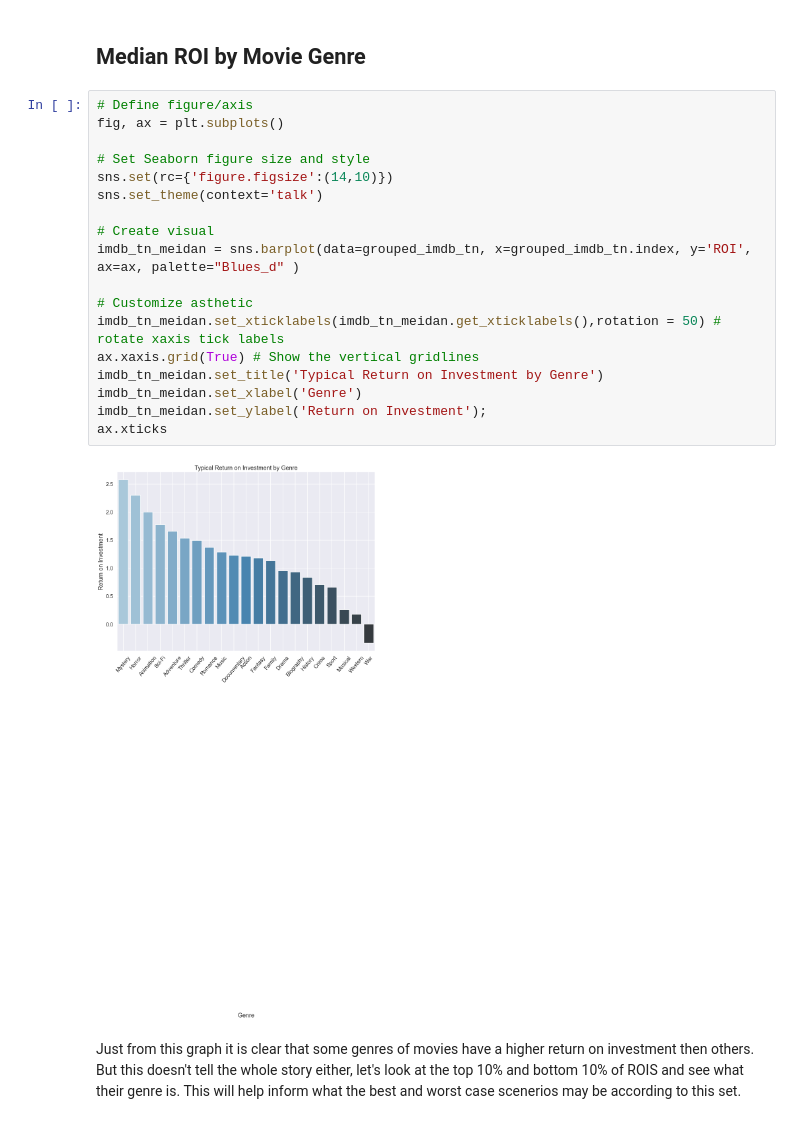
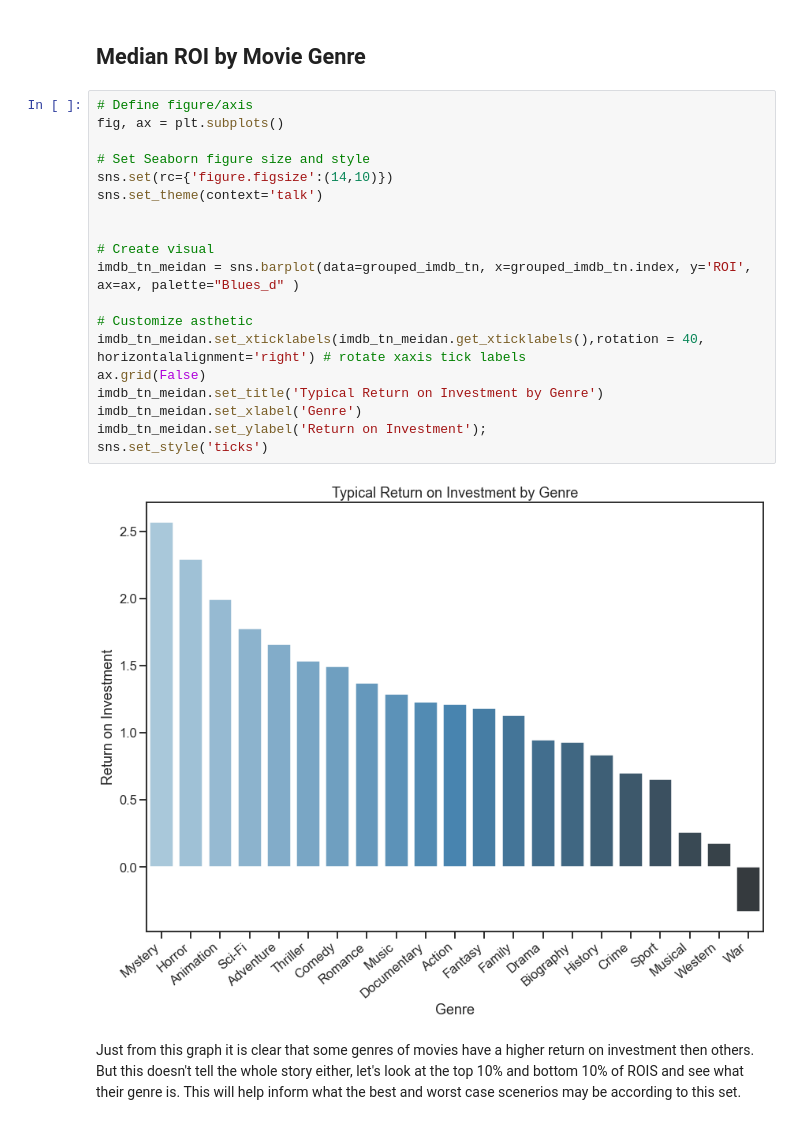
Before and after one commit to austint1121/VenusMovieAnalysis, a Jupyter notebook: Code/Matthew-Rec1.ipynb, the cells around one changed output. Drawn from its saved outputs; the diff is of its cells as text.

```diff
--- a/Code/Matthew-Rec1.ipynb
+++ b/Code/Matthew-Rec1.ipynb
@@ -169,23 +169,24 @@ These visuals will assist in informing and communicating our final recommendatio
 # %%
 # Define figure/axis
 fig, ax = plt.subplots()
 
 # Set Seaborn figure size and style
 sns.set(rc={'figure.figsize':(14,10)})
 sns.set_theme(context='talk')
 
+
 # Create visual
 imdb_tn_meidan = sns.barplot(data=grouped_imdb_tn, x=grouped_imdb_tn.index, y='ROI', ax=ax, palette="Blues_d" )
 
 # Customize asthetic
-imdb_tn_meidan.set_xticklabels(imdb_tn_meidan.get_xticklabels(),rotation = 50) # rotate xaxis tick labels
-ax.xaxis.grid(True) # Show the vertical gridlines
+imdb_tn_meidan.set_xticklabels(imdb_tn_meidan.get_xticklabels(),rotation = 40, horizontalalignment='right') # rotate xaxis tick labels
+ax.grid(False)
 imdb_tn_meidan.set_title('Typical Return on Investment by Genre')
 imdb_tn_meidan.set_xlabel('Genre')
 imdb_tn_meidan.set_ylabel('Return on Investment');
-ax.xticks
+sns.set_style('ticks')
 # %% [output]
-[figure, old version]
+[figure, new version]
 # %% [markdown]
 Just from this graph it is clear that some genres of movies have a higher return on investment then others. But this doesn't tell the whole story either, let's look at the top 10% and bottom 10% of ROIS and see what their genre is. This will help inform what the best and worst case scenerios may be according to this set.
 # %% [markdown]
```
Also changed, not shown: parts of 2 cells of this notebook.
